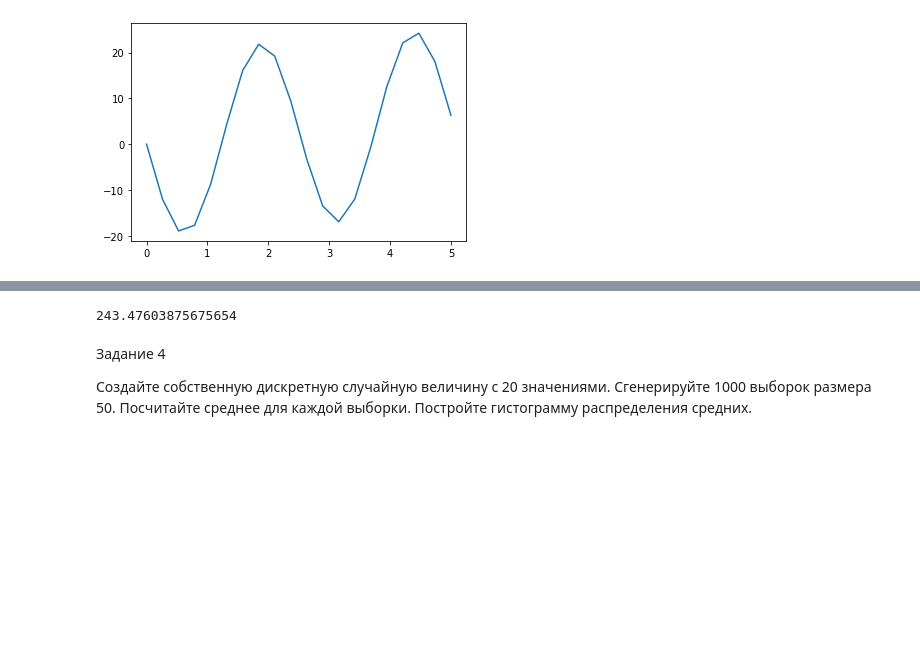
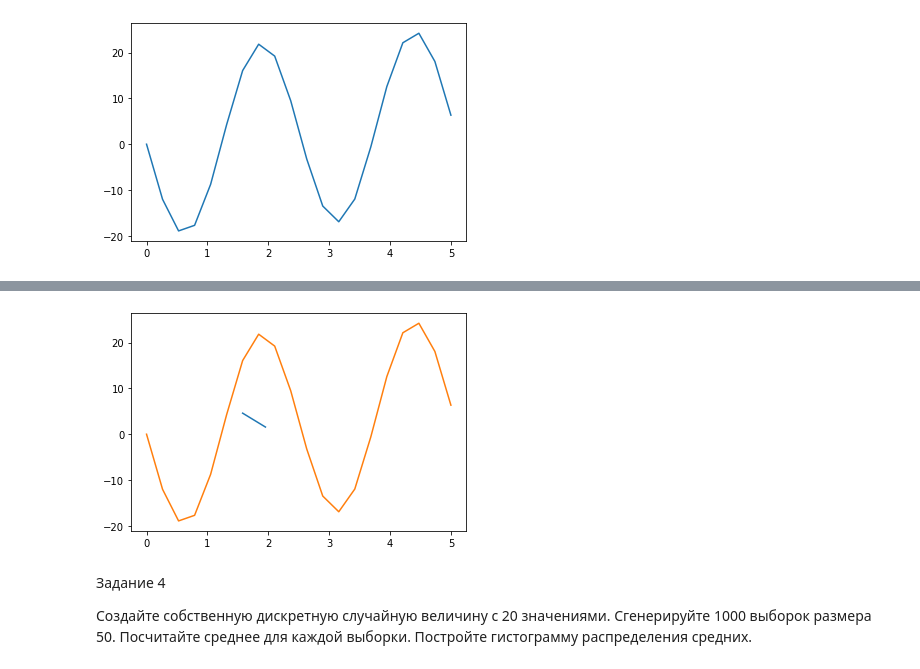
Before and after one commit to semnganye/phyton, a Jupyter notebook: mathematics/final_work.ipynb, the cells around one changed output, grey strips where cells are left out. Cells and saved outputs as stored; diff of their text form; code cells hidden in the pictures; blank space fills up the shorter version.

```diff
--- a/mathematics/final_work.ipynb
+++ b/mathematics/final_work.ipynb
@@ -120,7 +120,7 @@ print(f'Значение производной {dif.evalf(subs={x:1})}')
 
 Дана функция с неизвестными параметрами a и b, вам также известны значения функции fx в точках x. Найдите оптимальные параметры a, b, минимизирующие абсолютную ошибку error.
 # %%
-def f(x, a=4, b=2):
+def f(x, a, b):
     return np.e**a * np.sin(b*x) + x
 # %%
 
@@ -150,4 +148,9 @@ x0 = np.array([1.2, 5])
+# %%
+x0 = np.array([[0.5, 1.8], [0.8, 4.8], [1.5, 2.8],[2.4, 6.3], [1.2, 3.3], [2.9, 6.7],
+              [4.1, 9.8], [4.5, 7.7], [3.2, 6.1], [2.5, 3.9], [5.5, 9.2], [5.1, 7.8],
+              [5.7, 10.3], [6.5, 14.7], [3.2, 10.1], [4.5, 8.9], [1.5, 4.2], [4.1, 9.8],
+              [7.7, 14.4], [6.1, 12.5]])
 # %%
-res = minimize(f, x0, method='COBYLA', tol=1e-6)
+res = minimize(error, x0, method='COBYLA', tol=1e-6)
 res
 # %% [output]
@@ -161,7 +174,9 @@ res
-# %%
-error(res.x)
-# %% [output]
-243.47603875675654
+# %%
+plt.plot(res.x[0], res.x[1])
+plt.plot(x, fx)
+plt.show()
+# %% [output]
+[figure, added]
 # %% [markdown]
 
 Задание 4
```
Also changed, not shown: parts of 2 cells of this notebook.
